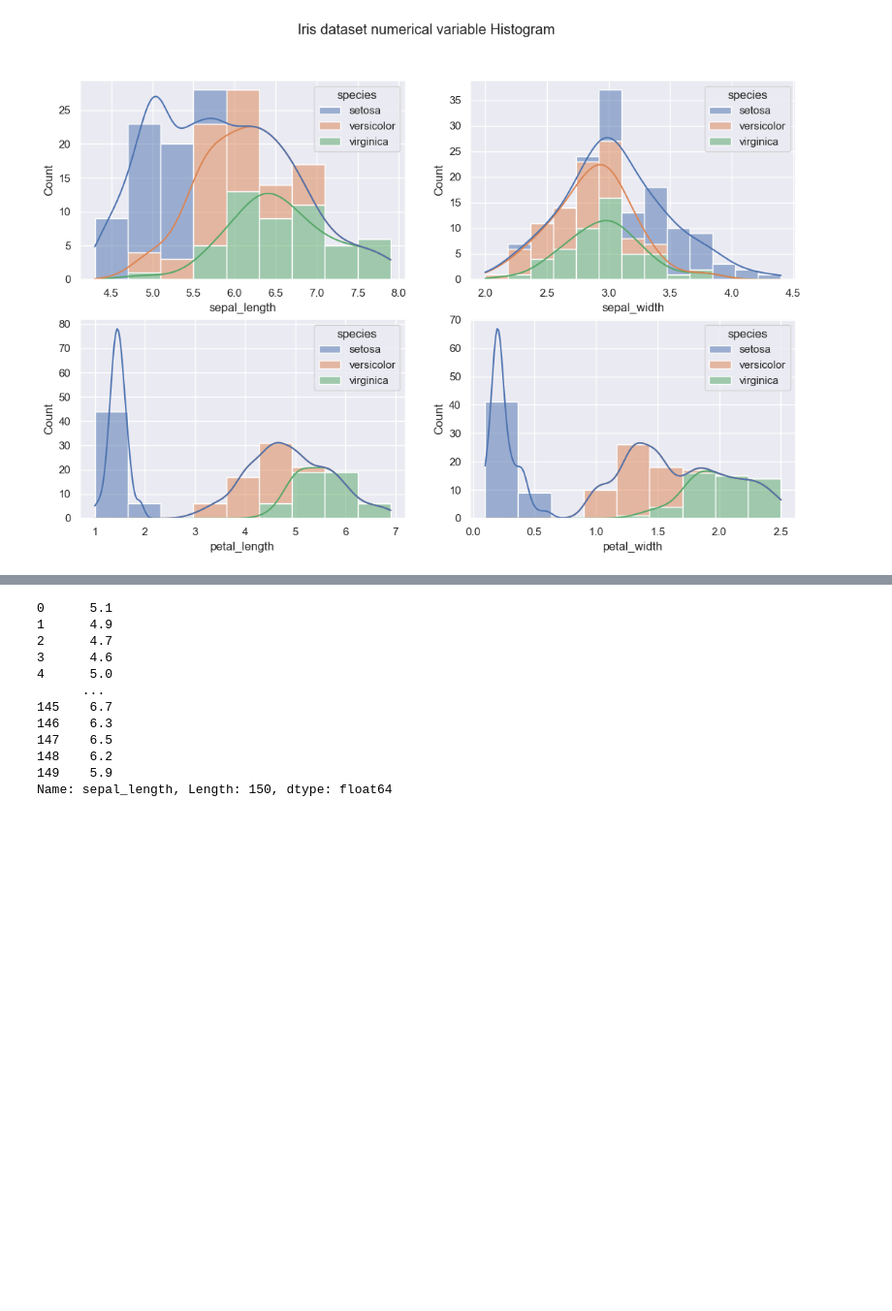
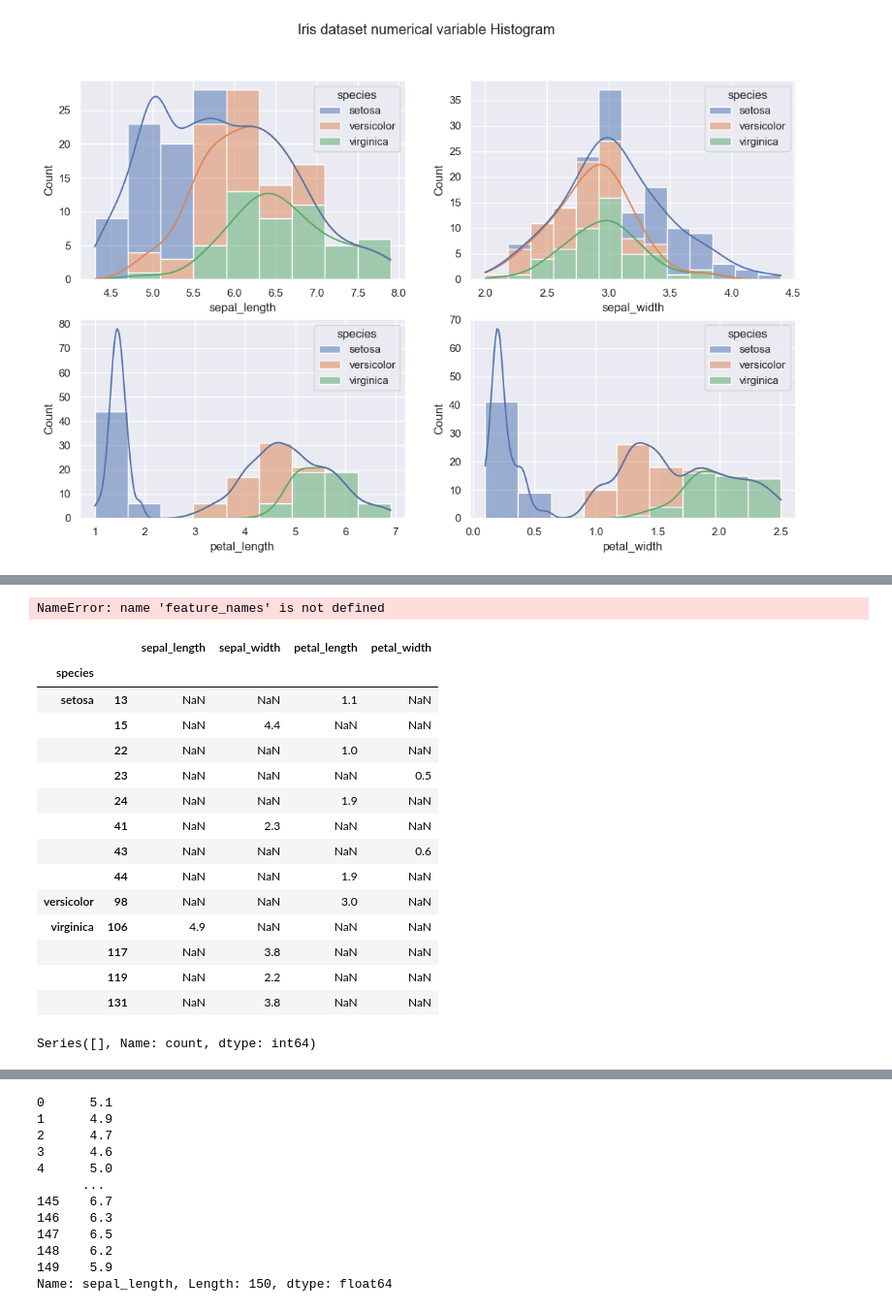
Before and after one commit to Gtalen/pands-project, a Jupyter notebook: iris.ipynb, the cells around one changed output, grey strips where cells are left out. Shown: that part at 97% size. Cells and saved outputs as stored; diff of their text form; code cells hidden in the pictures; blank space fills up the shorter version.

```diff
--- a/iris.ipynb
+++ b/iris.ipynb
@@ -138,0 +236,4 @@ sns.histplot(data=iris, x='petal_width', hue='species', multiple='stack',kde=Tru
+# %%
+# Using pandas groupby to group the dataset by sepcie
+iris_species = iris.groupby('species')
+print(iris_species.count())
@@ -138,0 +360,12 @@ sns.histplot(data=iris, x='petal_width', hue='species', multiple='stack',kde=Tru
+# %%
+# 25th percentile
+Q1 = iris.groupby('species').quantile(0.25)
+print (Q1)
+
+
+# 75th percentile
+Q3 = iris.groupby('species').quantile(0.75)
+IQR = Q3 - Q1
+print(Q1)
+print(Q3)
+print(IQR)
@@ -138,0 +393,36 @@ sns.histplot(data=iris, x='petal_width', hue='species', multiple='stack',kde=Tru
+# %%
+ifeat=iris(columns=feature_names)
+# %% [output]
+NameError: name 'feature_names' is not defined
+# %%
+def IQR_outlier(df):
+    Q1 = df.quantile(0.25)
+    Q3 = df.quantile(0.75)
+    IQR = Q3 - Q1
+    lower_limit = Q1 - 1.5 * IQR
+    upper_limit = Q3 + 1.5 * IQR
+    outliers = df[((df<(lower_limit)) | (df>(upper_limit)))]
+    return outliers.dropna(how='all')  # Drop rows where all elements are NaN
+# %%
+species_outliers = iris_species.apply(IQR_outlier)
+species_outliers
+# %% [output]
+|  |  | sepal_length | sepal_width | petal_length | petal_width |
+| species |  |  |  |  |  |
+| setosa | 13 | NaN | NaN | 1.1 | NaN |
+|  | 15 | NaN | 4.4 | NaN | NaN |
+|  | 22 | NaN | NaN | 1.0 | NaN |
+|  | 23 | NaN | NaN | NaN | 0.5 |
+|  | 24 | NaN | NaN | 1.9 | NaN |
+|  | 41 | NaN | 2.3 | NaN | NaN |
+|  | 43 | NaN | NaN | NaN | 0.6 |
+|  | 44 | NaN | NaN | 1.9 | NaN |
+| versicolor | 98 | NaN | NaN | 3.0 | NaN |
+| virginica | 106 | 4.9 | NaN | NaN | NaN |
+|  | 117 | NaN | 3.8 | NaN | NaN |
+|  | 119 | NaN | 2.2 | NaN | NaN |
+|  | 131 | NaN | 3.8 | NaN | NaN |
+# %%
+print (species_outliers.value_counts())
+# %% [output]
+Series([], Name: count, dtype: int64)
```
Also changed, not shown: parts of 47 cells of this notebook, 3 other files.
